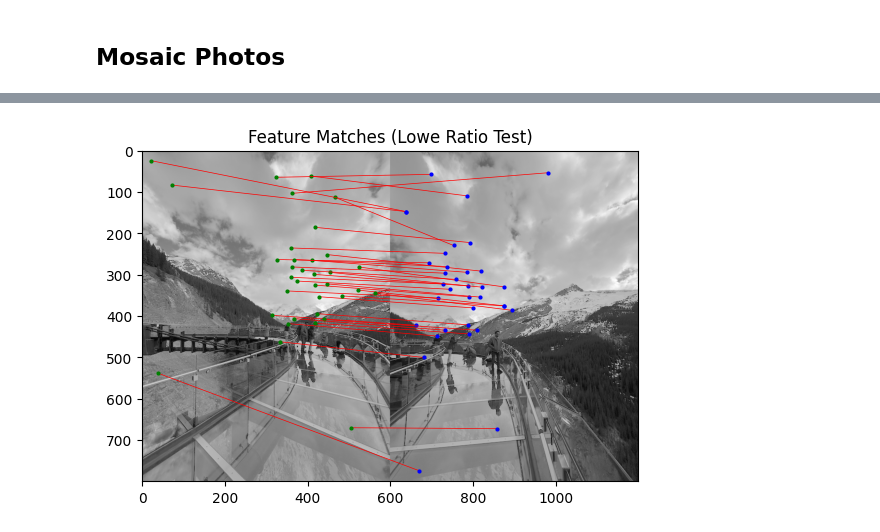
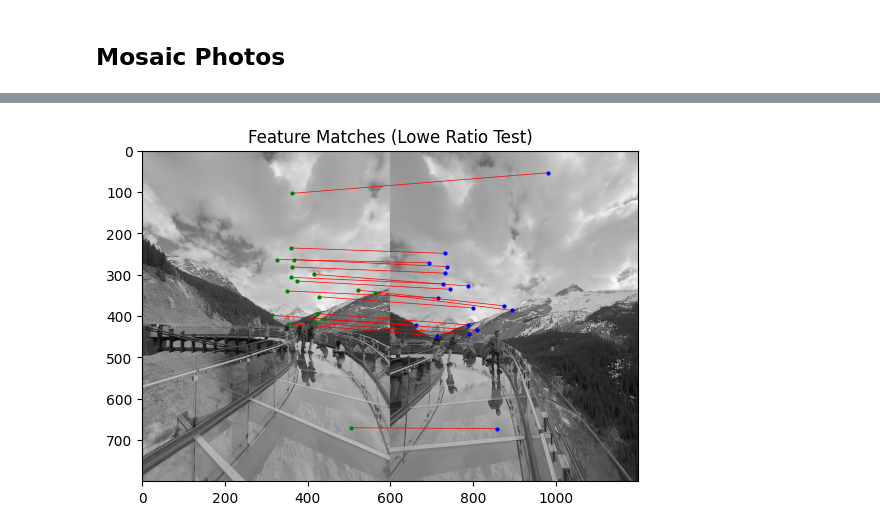
Before and after one commit to sz12433/sz12433.github.io, a Jupyter notebook: proj3/code/main.ipynb, the cells around one changed output, grey strips where cells are left out. Saved outputs shown, nothing was run; the diff lists cells and outputs as text; code cells hidden in the pictures.

```diff
--- a/proj3/code/main.ipynb
+++ b/proj3/code/main.ipynb
@@ -1001,7 +1003,7 @@ anms_coords2 = anms(coords2, h2, N = 500)
 fd1, valid_coords1 = feature_descriptor(im1, anms_coords1)
 fd2, valid_coords2 = feature_descriptor(im2, anms_coords2)
 
-matches1, matches2 = match_features(fd1, fd2, valid_coords1, valid_coords2)
+matches1, matches2 = match_features(fd1, fd2, valid_coords1, valid_coords2, ratio_thresh = 0.6) # decreasing ratio here to make it stricter
 
 im_combined = np.hstack((im1, im2))
 plt.imshow(im_combined, cmap = 'gray')
@@ -1043,29 +1039,29 @@ Inliers after RANSAC: 68 / 95
 # %%
 # try for skywalk mosaic
 im1 = skio.imread("pics/skywalk1.png", as_gray = True)
 im2 = skio.imread("pics/skywalk2.png", as_gray = True)
 
 h1, coords1 = get_harris_corners(im1)
 h2, coords2 = get_harris_corners(im2)
 
 anms_coords1 = anms(coords1, h1, N = 500)
 anms_coords2 = anms(coords2, h2, N = 500)
 
 fd1, valid_coords1 = feature_descriptor(im1, anms_coords1)
 fd2, valid_coords2 = feature_descriptor(im2, anms_coords2)
 
-matches1, matches2 = match_features(fd1, fd2, valid_coords1, valid_coords2)
+matches1, matches2 = match_features(fd1, fd2, valid_coords1, valid_coords2, 0.6)
 
 im_combined = np.hstack((im1, im2))
 plt.imshow(im_combined, cmap = 'gray')
 plt.title("Feature Matches (Lowe Ratio Test)")
 offset = im1.shape[1]
 
 for (y1, x1), (y2, x2) in zip(matches1.T, matches2.T):
     plt.plot([x1, x2 + offset], [y1, y2], 'r-', linewidth = 0.5)
     plt.plot(x1, y1, 'go', markersize = 2) # green for im1
     plt.plot(x2 + offset, y2, 'bo', markersize = 2) # blue for im2
 plt.show()
 # %% [output]
-[figure, old version]
+[figure, new version]
 # %%
```
Also changed, not shown: parts of 11 cells of this notebook, 7 other files.
